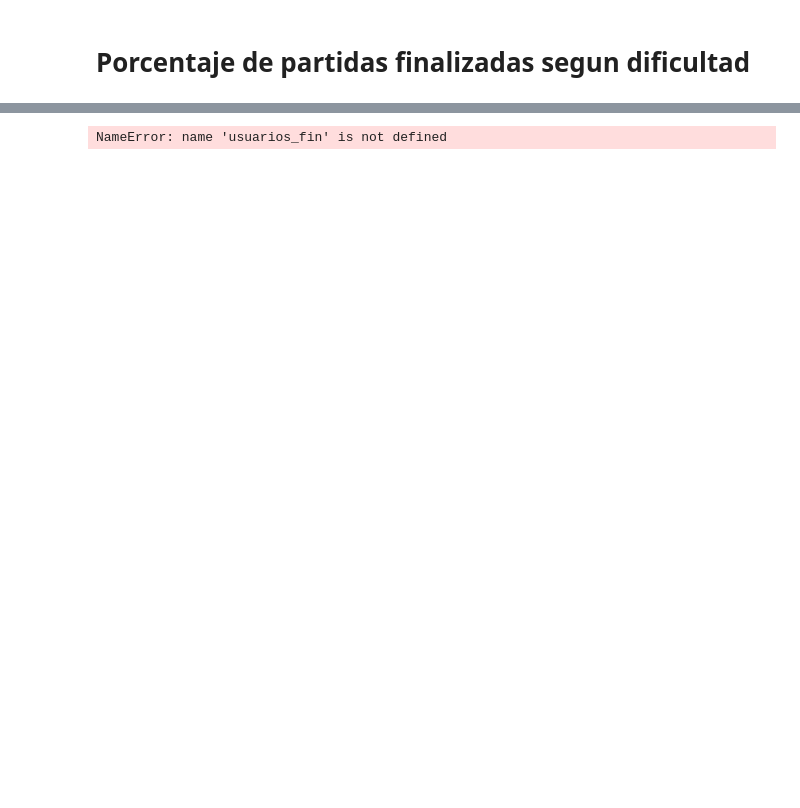
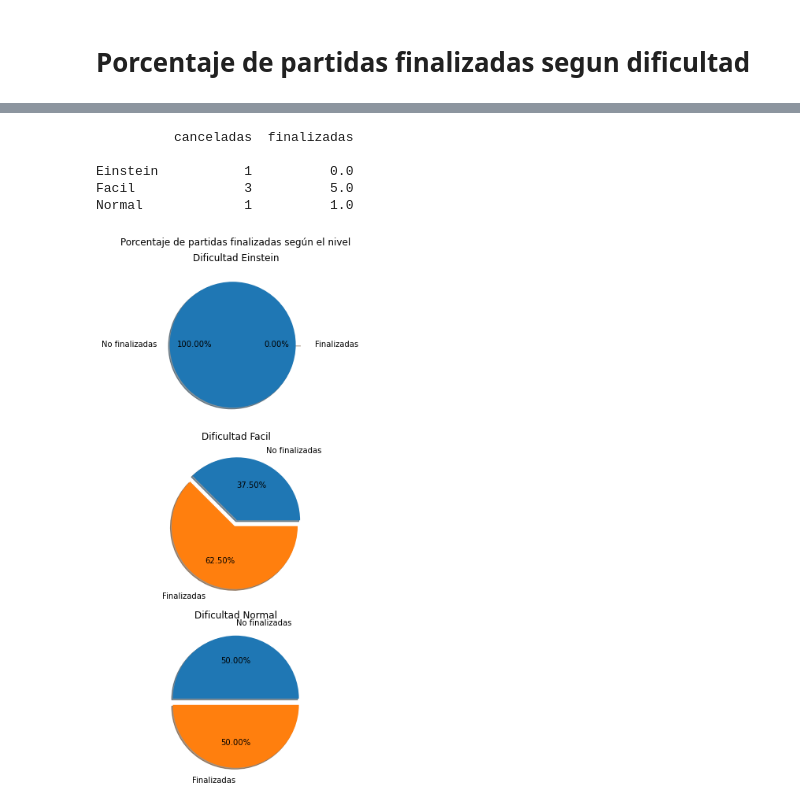
Before and after one commit to JuCenBer/FiguRace, a Jupyter notebook: src/graficos/fin_dificultad.ipynb, the cells around one changed output, grey strips where cells are left out. Drawn from its saved outputs; the diff is of its cells as text; code cells hidden in the pictures; blank space fills up the shorter version.

Commit message:
Nuevo grafico

```diff
--- a/src/graficos/fin_dificultad.ipynb
+++ b/src/graficos/fin_dificultad.ipynb
@@ -30,41 +44,31 @@ ok          Facil     4
 Name: nivel, dtype: int64
-# %%
-#Obtengo los usuarios y sus generos
-usuarios = {}
-for usuario in usuarios_fin.keys():
-    usuarios.update({usuario: ""})
-
-for jugador in jugadores:
-    for usuario in usuarios:
-        if(jugador["nick"] == usuario):
-            usuarios[usuario] = jugador["genero"]
-
-#Actualizo la cantidad de cada genero
-cant_hombres = 0
-cant_mujeres = 0
-cant_nobinario = 0
-
-for usuario in usuarios_fin.keys():
-    if(usuarios[usuario] == "Hombre"):
-        cant_hombres += usuarios_fin[usuario]
-    if(usuarios[usuario] == "No Binario"):
-        cant_nobinario += usuarios_fin[usuario]
-    if(usuarios[usuario] == "Mujer"):
-        cant_mujeres += usuarios_fin[usuario]
-
-
-#A partir de aca es para hacer la torta
-etiquetas = ["Hombres", "Mujeres", "No Binario"]
-
-data_dibujo = [cant_hombres, cant_mujeres, cant_nobinario]
-explode = (0.1, 0.1, 0.1)
-
-plt.pie(data_dibujo, explode=explode, labels=etiquetas,
-        autopct='%1.2f%%', shadow=True, startangle=120, labeldistance=1.2)
-plt.axis('equal')
-plt.legend(etiquetas)
-
-plt.title("Porcentaje de partidas finalizadas por genero")
-plt.show()
-# %% [output]
-NameError: name 'usuarios_fin' is not defined
+# %%
+nuevo_df = pd.concat([dataset_por_nivel_canceladas,dataset_por_nivel_finalizadas], axis="columns",keys=None)
+nuevo_df.index.name = ""
+nuevo_df.columns = ["canceladas","finalizadas"]
+
+nuevo_df = nuevo_df.fillna(0)
+print(nuevo_df)
+# %% [output]
+          canceladas  finalizadas
+
+Einstein           1          0.0
+Facil              3          5.0
+Normal             1          1.0
+# %%
+etiquetas = ["No finalizadas","Finalizadas"]
+
+cant_graficos = len(nuevo_df.index)
+
+figure, axis = plt.subplots(nrows=cant_graficos, ncols=1,constrained_layout = True, figsize=(10, 10))
+
+grafico = 0
+for dif in nuevo_df.index:
+    axis[grafico].pie(nuevo_df.loc[dif],explode = (0.05, 0.05), labeldistance=1.2, labels=etiquetas, autopct='%1.2f%%', shadow=True)
+    axis[grafico].set_title('Dificultad '+dif)
+    grafico += 1
+
+figure.suptitle('Porcentaje de partidas finalizadas según el nivel')
+figure.tight_layout()
+# %% [output]
+[figure, added]
```
Also changed, not shown: parts of 1 cell of this notebook, 2 other files.
